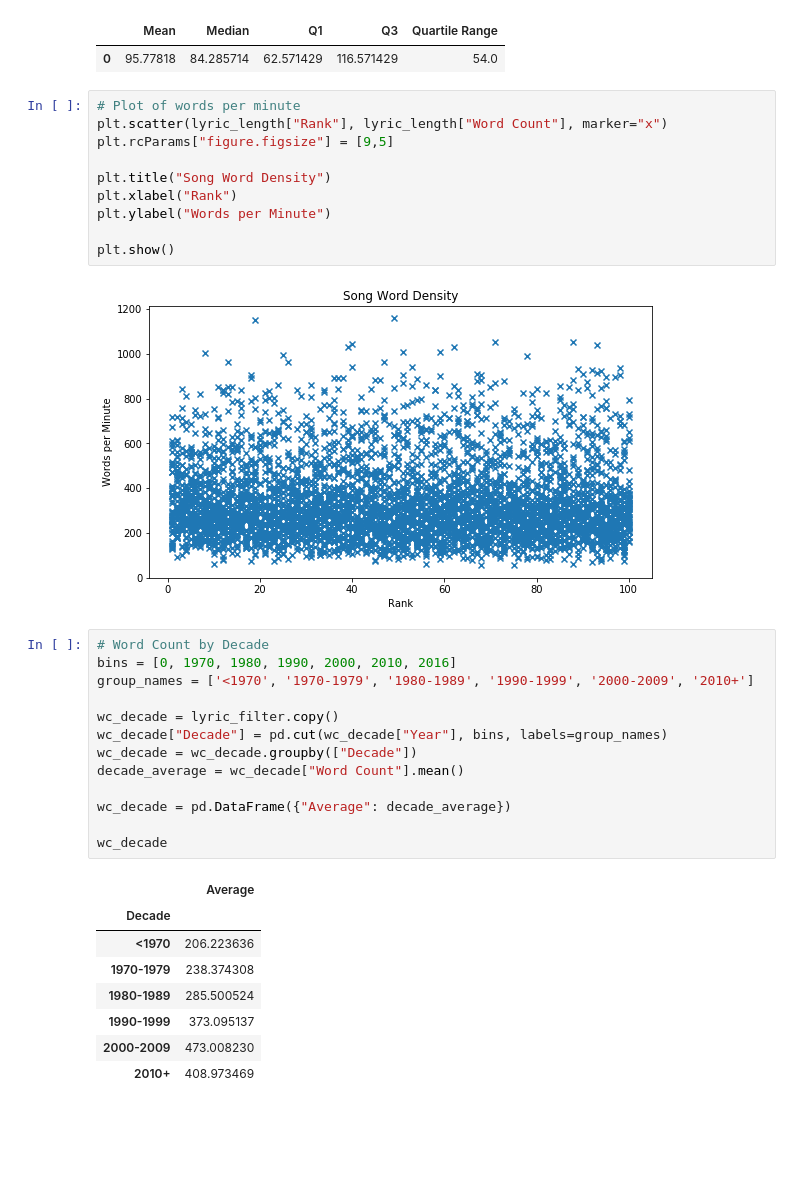
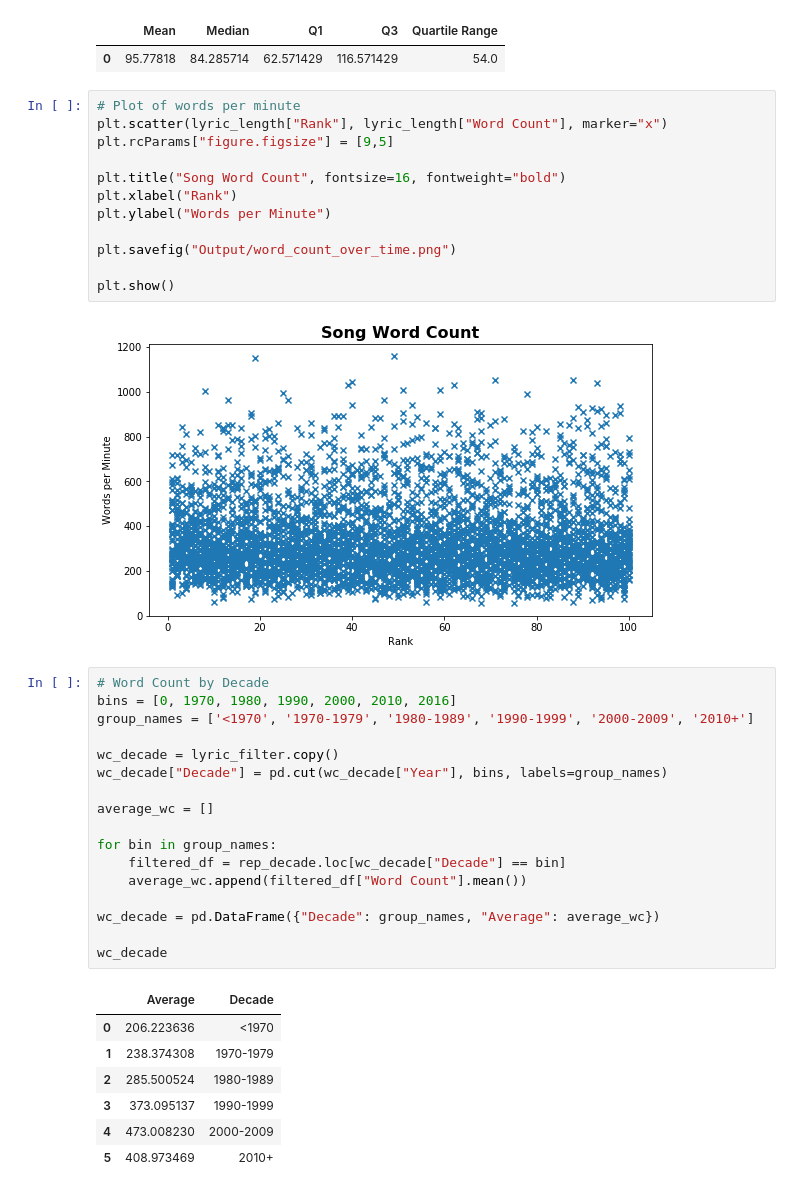
Before and after one commit to kimberly-erin/RockPy, a Jupyter notebook: erin_vader_analysis.ipynb, the cells around one changed output. Drawn from its saved outputs; the diff is of its cells as text; blank space fills up the shorter version.

Commit message:
Added final graphs

```diff
--- a/erin_vader_analysis.ipynb
+++ b/erin_vader_analysis.ipynb
@@ -412,15 +412,17 @@ See the caveats in the documentation: http://pandas.pydata.org/pandas-docs/stabl
 # %%
 # Plot of words per minute
 plt.scatter(lyric_length["Rank"], lyric_length["Word Count"], marker="x")
 plt.rcParams["figure.figsize"] = [9,5]
 
-plt.title("Song Word Density")
+plt.title("Song Word Count", fontsize=16, fontweight="bold")
 plt.xlabel("Rank")
 plt.ylabel("Words per Minute")
 
+plt.savefig("Output/word_count_over_time.png")
+
 plt.show()
 # %% [output]
-[figure, old version]
+[figure, new version]
 # %%
 # Word Count by Decade
 bins = [0, 1970, 1980, 1990, 2000, 2010, 2016]
@@ -428,18 +430,21 @@ group_names = ['<1970', '1970-1979', '1980-1989', '1990-1999', '2000-2009', '201
 
 wc_decade = lyric_filter.copy()
 wc_decade["Decade"] = pd.cut(wc_decade["Year"], bins, labels=group_names)
-wc_decade = wc_decade.groupby(["Decade"])
-decade_average = wc_decade["Word Count"].mean()
 
-wc_decade = pd.DataFrame({"Average": decade_average})
+average_wc = []
+
+for bin in group_names:
+    filtered_df = rep_decade.loc[wc_decade["Decade"] == bin]
+    average_wc.append(filtered_df["Word Count"].mean())
+
+wc_decade = pd.DataFrame({"Decade": group_names, "Average": average_wc})
 
 wc_decade
 # %% [output]
-|  | Average |
-| Decade |  |
-| <1970 | 206.223636 |
-| 1970-1979 | 238.374308 |
-| 1980-1989 | 285.500524 |
-| 1990-1999 | 373.095137 |
-| 2000-2009 | 473.008230 |
-| 2010+ | 408.973469 |
+|  | Average | Decade |
+| 0 | 206.223636 | <1970 |
+| 1 | 238.374308 | 1970-1979 |
+| 2 | 285.500524 | 1980-1989 |
+| 3 | 373.095137 | 1990-1999 |
+| 4 | 473.008230 | 2000-2009 |
+| 5 | 408.973469 | 2010+ |
```
Also changed, not shown: parts of 7 cells of this notebook, 7 other files.
